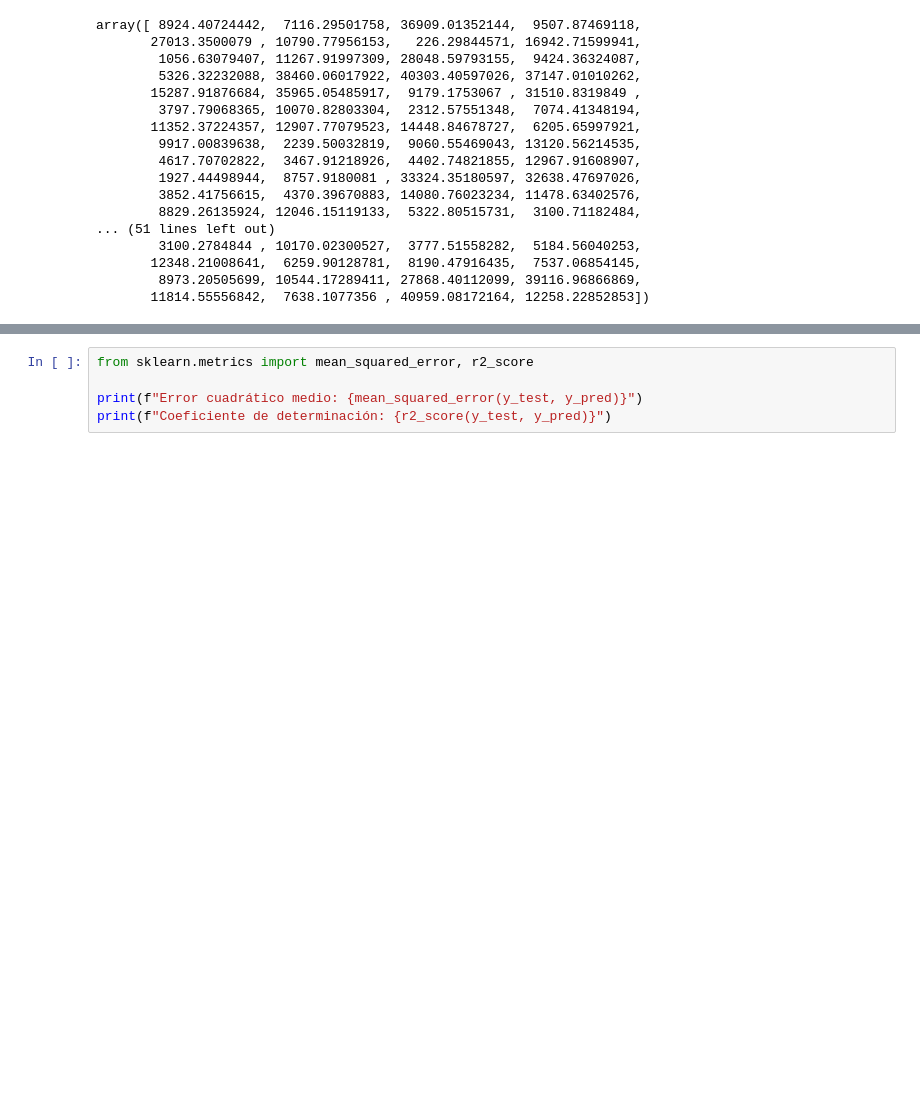
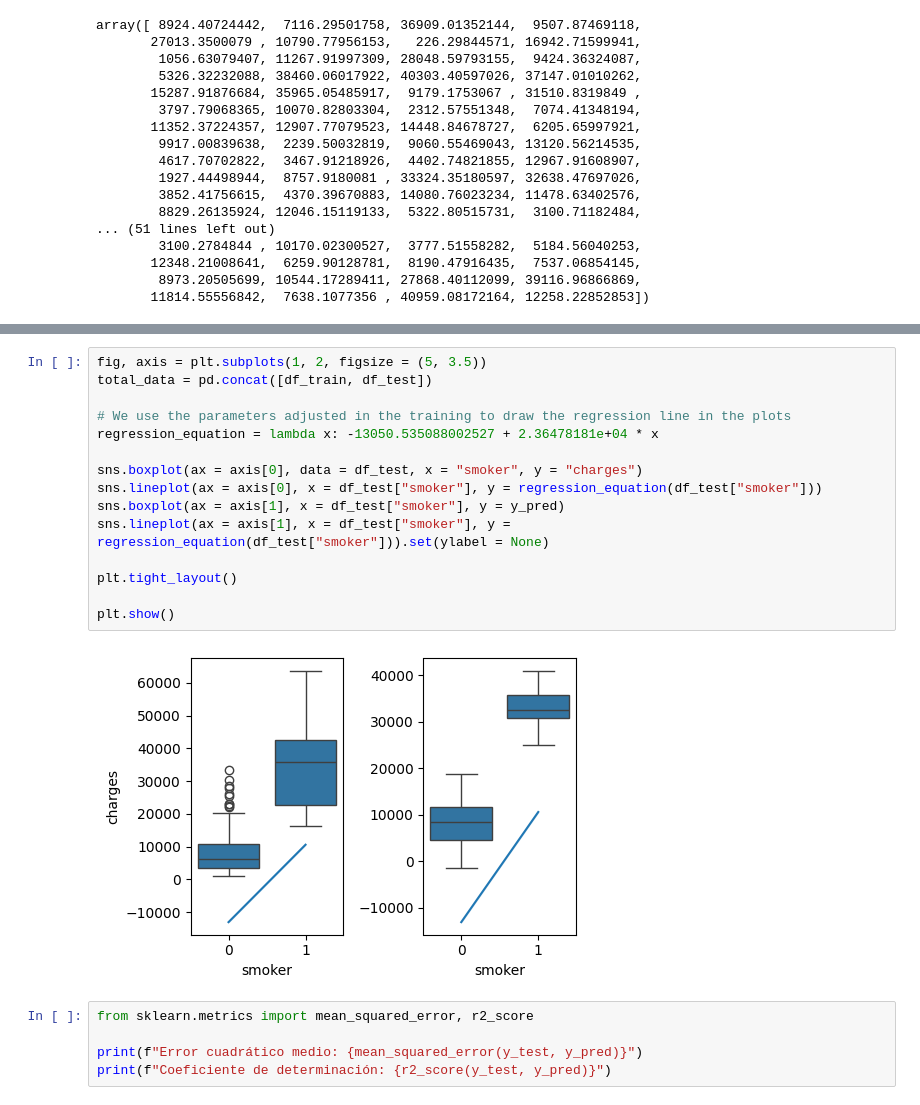
Before and after one commit to aristi95/machine-learning-project, a Jupyter notebook: src/explore.ipynb, the cells around one changed output, grey strips where cells are left out. Saved outputs shown, nothing was run; the diff lists cells and outputs as text; blank space fills up the shorter version.

```diff
--- a/src/explore.ipynb
+++ b/src/explore.ipynb
@@ -123,3 +237,20 @@ array([ 8924.40724442,  7116.29501758, 36909.01352144,  9507.87469118,
+# %%
+fig, axis = plt.subplots(1, 2, figsize = (5, 3.5))
+total_data = pd.concat([df_train, df_test])
+
+# We use the parameters adjusted in the training to draw the regression line in the plots
+regression_equation = lambda x: -13050.535088002527 + 2.36478181e+04 * x
+
+sns.boxplot(ax = axis[0], data = df_test, x = "smoker", y = "charges")
+sns.lineplot(ax = axis[0], x = df_test["smoker"], y = regression_equation(df_test["smoker"]))
+sns.boxplot(ax = axis[1], x = df_test["smoker"], y = y_pred)
+sns.lineplot(ax = axis[1], x = df_test["smoker"], y = regression_equation(df_test["smoker"])).set(ylabel = None)
+
+plt.tight_layout()
+
+plt.show()
+# %% [output]
+[figure, added]
 # %%
 from sklearn.metrics import mean_squared_error, r2_score
 
```
Also changed, not shown: parts of 12 cells of this notebook, 1 other file.
